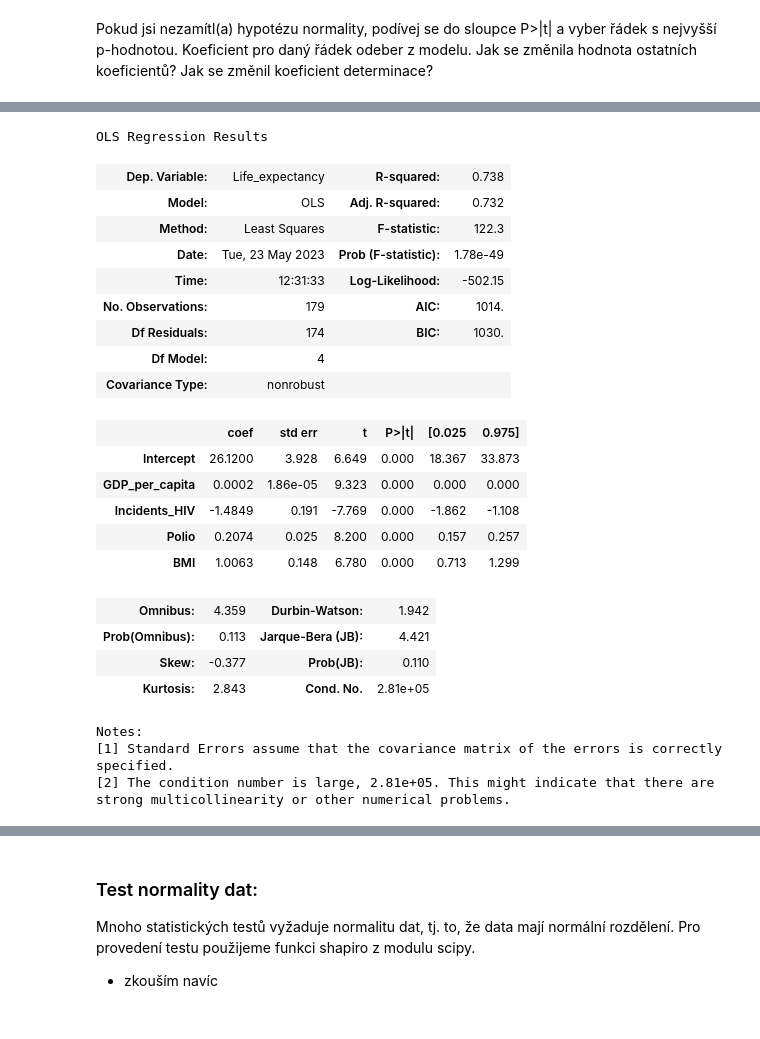
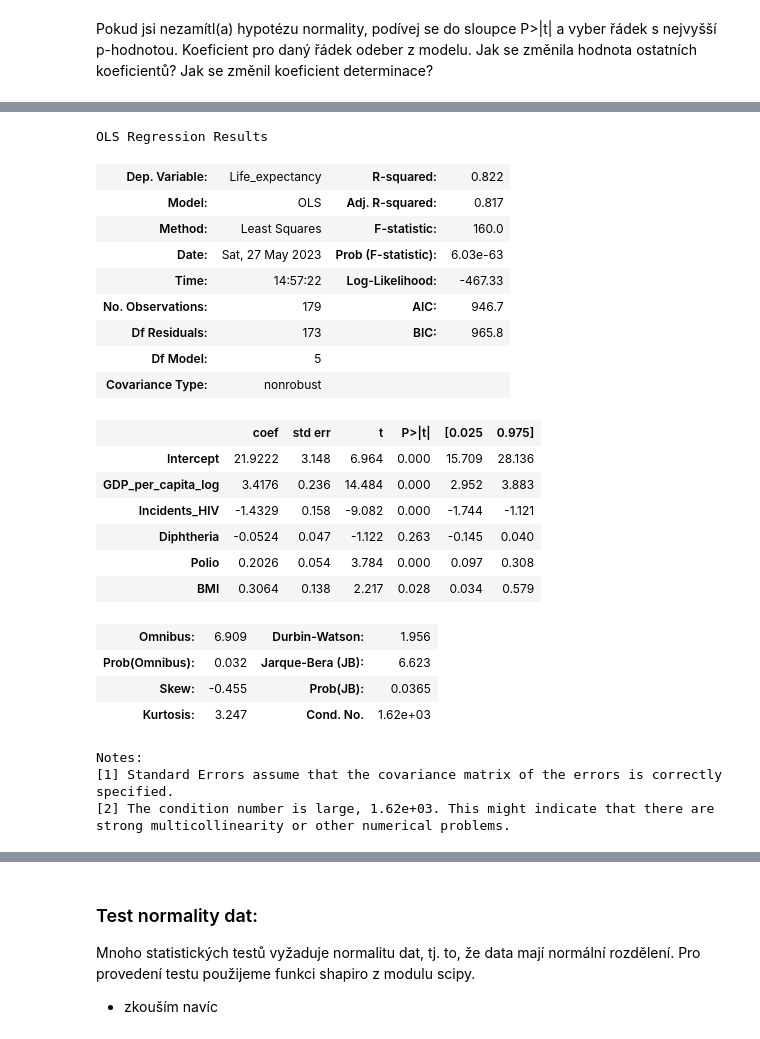
Before and after one commit to zitkovalenka/Python2-042023, a Jupyter notebook: UKOL_03-reseni-Korelace_Regrese.ipynb, the cells around one changed output, grey strips where cells are left out. Cells and saved outputs as stored; diff of their text form; code cells hidden in the pictures.

```diff
--- a/UKOL_03-reseni-Korelace_Regrese.ipynb
+++ b/UKOL_03-reseni-Korelace_Regrese.ipynb
@@ -45,14 +45,0 @@ g = seaborn.regplot(data2015, x="GDP_per_capita", y="Life_expectancy", scatter_k
-# %%
-# existují odlehlá pozorování (zejm. v nejvyšších HDP), pomocí Z-scóre odstraňuji tato odlehlá pozorování
-from scipy import stats
-import numpy
-
-data2015["Life_expectancy_Zscore"] = numpy.abs(stats.zscore(data2015['Life_expectancy']))
-data2015_wo_outliers = data2015[data2015["Life_expectancy_Zscore"] < 3]
-# g = seaborn.regplot(data, x="GDP_per_capita", y="Life_expectancy", scatter_kws={"s": 1}, line_kws={"color":"r"})
-g = seaborn.regplot(data2015_wo_outliers, x="GDP_per_capita", y="Life_expectancy", scatter_kws={"s": 1}, line_kws={"color":"r"}, logx = True)
-
-display(data2015.shape)  # počet řádků, počet sloupců
-display(data2015_wo_outliers.shape  )
-
-# neodstranila se žádná odlehlá pozorování ??
@@ -67,0 +79,6 @@ See the caveats in the documentation: https://pandas.pydata.org/pandas-docs/stab
+# %%
+# Protože pro data není vhodné použít linerání regresi (viz body v grafu výše), použiji LOGARITMICKOU TRANSFORMACI na HDP na hlavu (vysvětlující proměnná, osa x)
+
+data2015["GDP_per_capita_log"] = numpy.log(data2015["GDP_per_capita"])
+display(data2015[["Country","GDP_per_capita","GDP_per_capita_log","Life_expectancy"]])
+g = seaborn.regplot(data2015, x="GDP_per_capita_log", y="Life_expectancy", scatter_kws={"s": 1}, line_kws={"color":"r"})
@@ -245,31 +284,32 @@ Dle mého názoru se odebráním proměnné "Measles" lehce snížilo % vysvětl
 # %%
 # odebrala jsem dále proměnnou "Schooling" zkušebně
-formula = "Life_expectancy ~ GDP_per_capita + Incidents_HIV + Polio + BMI"
+formula = "Life_expectancy ~ GDP_per_capita_log + Incidents_HIV + Diphtheria + Polio + BMI"
 mod = smf.ols(formula=formula, data=data2015)
 res = mod.fit()
 res.summary()
 # %% [output]
 OLS Regression Results
-| Dep. Variable: | Life_expectancy | R-squared: | 0.738 |
-| Model: | OLS | Adj. R-squared: | 0.732 |
-| Method: | Least Squares | F-statistic: | 122.3 |
-| Date: | Tue, 23 May 2023 | Prob (F-statistic): | 1.78e-49 |
-| Time: | 12:31:33 | Log-Likelihood: | -502.15 |
-| No. Observations: | 179 | AIC: | 1014. |
-| Df Residuals: | 174 | BIC: | 1030. |
-| Df Model: | 4 |  |  |
+| Dep. Variable: | Life_expectancy | R-squared: | 0.822 |
+| Model: | OLS | Adj. R-squared: | 0.817 |
+| Method: | Least Squares | F-statistic: | 160.0 |
+| Date: | Sat, 27 May 2023 | Prob (F-statistic): | 6.03e-63 |
+| Time: | 14:57:22 | Log-Likelihood: | -467.33 |
+| No. Observations: | 179 | AIC: | 946.7 |
+| Df Residuals: | 173 | BIC: | 965.8 |
+| Df Model: | 5 |  |  |
 | Covariance Type: | nonrobust |  |  |
 |  | coef | std err | t | P>|t| | [0.025 | 0.975] |
-| Intercept | 26.1200 | 3.928 | 6.649 | 0.000 | 18.367 | 33.873 |
-| GDP_per_capita | 0.0002 | 1.86e-05 | 9.323 | 0.000 | 0.000 | 0.000 |
-| Incidents_HIV | -1.4849 | 0.191 | -7.769 | 0.000 | -1.862 | -1.108 |
-| Polio | 0.2074 | 0.025 | 8.200 | 0.000 | 0.157 | 0.257 |
-| BMI | 1.0063 | 0.148 | 6.780 | 0.000 | 0.713 | 1.299 |
+| Intercept | 21.9222 | 3.148 | 6.964 | 0.000 | 15.709 | 28.136 |
+| GDP_per_capita_log | 3.4176 | 0.236 | 14.484 | 0.000 | 2.952 | 3.883 |
+| Incidents_HIV | -1.4329 | 0.158 | -9.082 | 0.000 | -1.744 | -1.121 |
+| Diphtheria | -0.0524 | 0.047 | -1.122 | 0.263 | -0.145 | 0.040 |
+| Polio | 0.2026 | 0.054 | 3.784 | 0.000 | 0.097 | 0.308 |
+| BMI | 0.3064 | 0.138 | 2.217 | 0.028 | 0.034 | 0.579 |
-| Omnibus: | 4.359 | Durbin-Watson: | 1.942 |
-| Prob(Omnibus): | 0.113 | Jarque-Bera (JB): | 4.421 |
-| Skew: | -0.377 | Prob(JB): | 0.110 |
-| Kurtosis: | 2.843 | Cond. No. | 2.81e+05 |
+| Omnibus: | 6.909 | Durbin-Watson: | 1.956 |
+| Prob(Omnibus): | 0.032 | Jarque-Bera (JB): | 6.623 |
+| Skew: | -0.455 | Prob(JB): | 0.0365 |
+| Kurtosis: | 3.247 | Cond. No. | 1.62e+03 |
 Notes:
 [1] Standard Errors assume that the covariance matrix of the errors is correctly specified.
-[2] The condition number is large, 2.81e+05. This might indicate that there are
+[2] The condition number is large, 1.62e+03. This might indicate that there are
 strong multicollinearity or other numerical problems.
```
Also changed, not shown: parts of 20 cells of this notebook.
